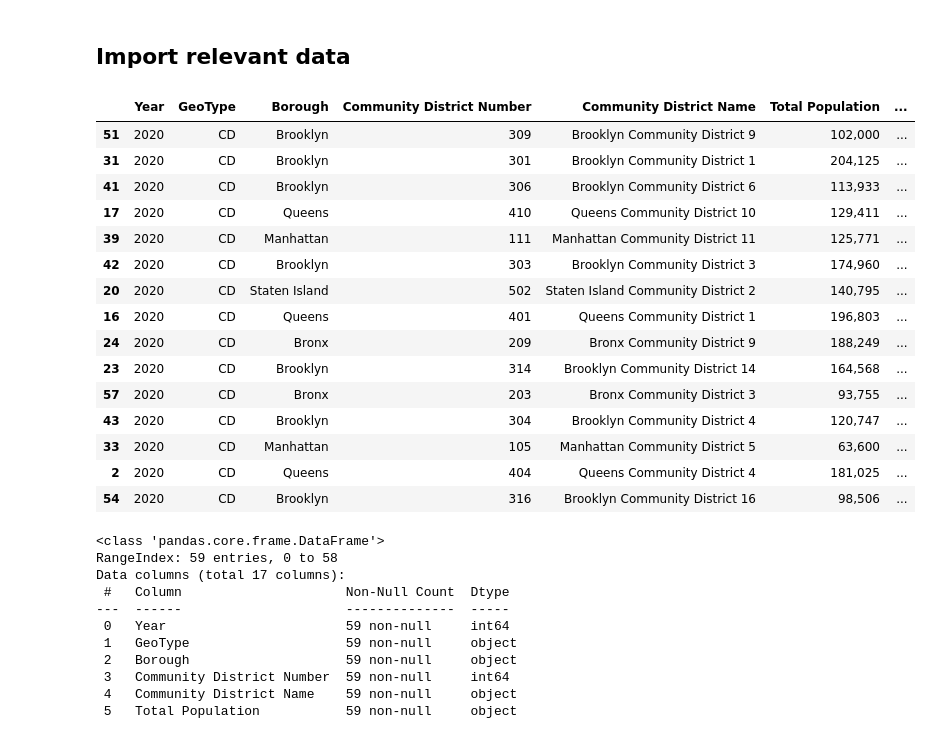
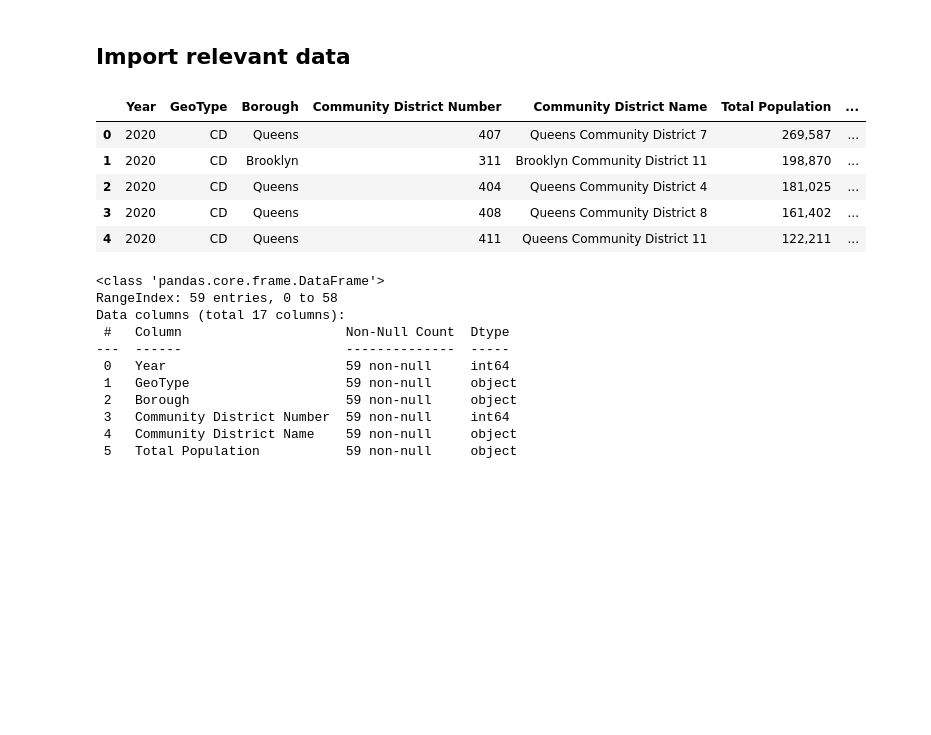
Before and after one commit to sandeepmj/2025-advanced-reporting, a Jupyter notebook: demos/wk11-conditional-function-merge-BLANK.ipynb, the cells around one changed output. Drawn from its saved outputs; the diff is of its cells as text; code cells hidden in the pictures; blank space fills up the shorter version.

```diff
--- a/demos/wk11-conditional-function-merge-BLANK.ipynb
+++ b/demos/wk11-conditional-function-merge-BLANK.ipynb
@@ -14,22 +15,13 @@ We will have to:
 # %%
 ## import census data and get sample of 15
 dfcensus = pd.read_csv("https://raw.githubusercontent.com/sandeepmj/datasets/main/conditional-conversion/NYC_Census_2020_2010_geotype.csv")
+dfcensus.head()
 # %% [output]
 |  | Year | GeoType | Borough | Community District Number | Community District Name | Total Population | ... |
-| 51 | 2020 | CD | Brooklyn | 309 | Brooklyn Community District 9 | 102,000 | ... |
-| 31 | 2020 | CD | Brooklyn | 301 | Brooklyn Community District 1 | 204,125 | ... |
-| 41 | 2020 | CD | Brooklyn | 306 | Brooklyn Community District 6 | 113,933 | ... |
-| 17 | 2020 | CD | Queens | 410 | Queens Community District 10 | 129,411 | ... |
-| 39 | 2020 | CD | Manhattan | 111 | Manhattan Community District 11 | 125,771 | ... |
-| 42 | 2020 | CD | Brooklyn | 303 | Brooklyn Community District 3 | 174,960 | ... |
-| 20 | 2020 | CD | Staten Island | 502 | Staten Island Community District 2 | 140,795 | ... |
-| 16 | 2020 | CD | Queens | 401 | Queens Community District 1 | 196,803 | ... |
-| 24 | 2020 | CD | Bronx | 209 | Bronx Community District 9 | 188,249 | ... |
-| 23 | 2020 | CD | Brooklyn | 314 | Brooklyn Community District 14 | 164,568 | ... |
-| 57 | 2020 | CD | Bronx | 203 | Bronx Community District 3 | 93,755 | ... |
-| 43 | 2020 | CD | Brooklyn | 304 | Brooklyn Community District 4 | 120,747 | ... |
-| 33 | 2020 | CD | Manhattan | 105 | Manhattan Community District 5 | 63,600 | ... |
+| 0 | 2020 | CD | Queens | 407 | Queens Community District 7 | 269,587 | ... |
+| 1 | 2020 | CD | Brooklyn | 311 | Brooklyn Community District 11 | 198,870 | ... |
 | 2 | 2020 | CD | Queens | 404 | Queens Community District 4 | 181,025 | ... |
-| 54 | 2020 | CD | Brooklyn | 316 | Brooklyn Community District 16 | 98,506 | ... |
+| 3 | 2020 | CD | Queens | 408 | Queens Community District 8 | 161,402 | ... |
+| 4 | 2020 | CD | Queens | 411 | Queens Community District 11 | 122,211 | ... |
 # %%
 # get info
```
Also changed, not shown: parts of 72 cells of this notebook.
